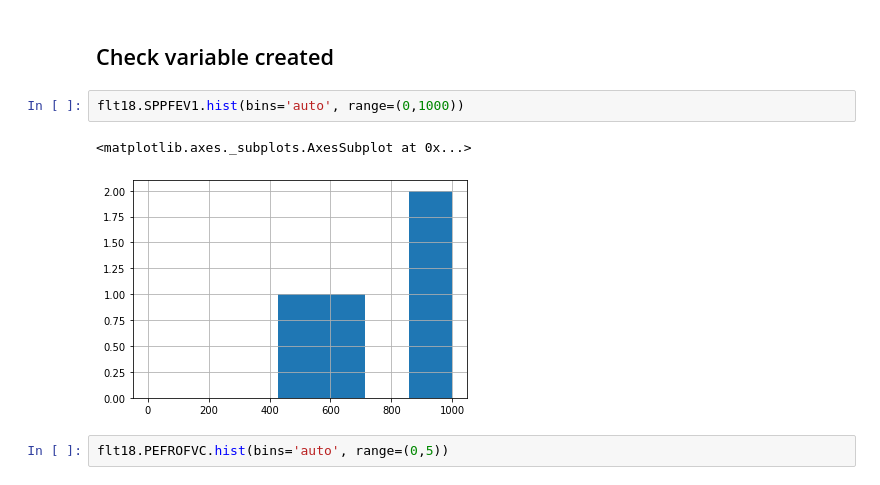
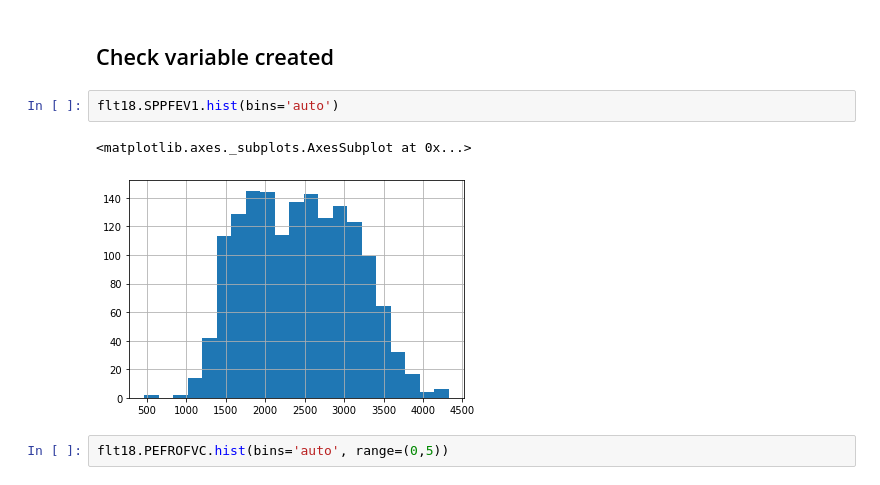
Before and after one commit to climatebrad/nhanes, a Jupyter notebook: nhanes.doug-Copy1.ipynb, the cells around one changed output. Cells and saved outputs as stored; diff of their text form.

```diff
--- a/nhanes.doug-Copy1.ipynb
+++ b/nhanes.doug-Copy1.ipynb
@@ -866,10 +990,10 @@ createvariables (adult_final)
 # %% [markdown]
 ## Check variable created
 # %%
-flt18.SPPFEV1.hist(bins='auto', range=(0,1000))
+flt18.SPPFEV1.hist(bins='auto')
 # %% [output]
 <matplotlib.axes._subplots.AxesSubplot at 0x...>
-[figure, old version]
+[figure, new version]
 # %%
 flt18.PEFROFVC.hist(bins='auto', range=(0,5))
 # %% [output]
```
Also changed, not shown: parts of 120 cells of this notebook, 3 other files.
